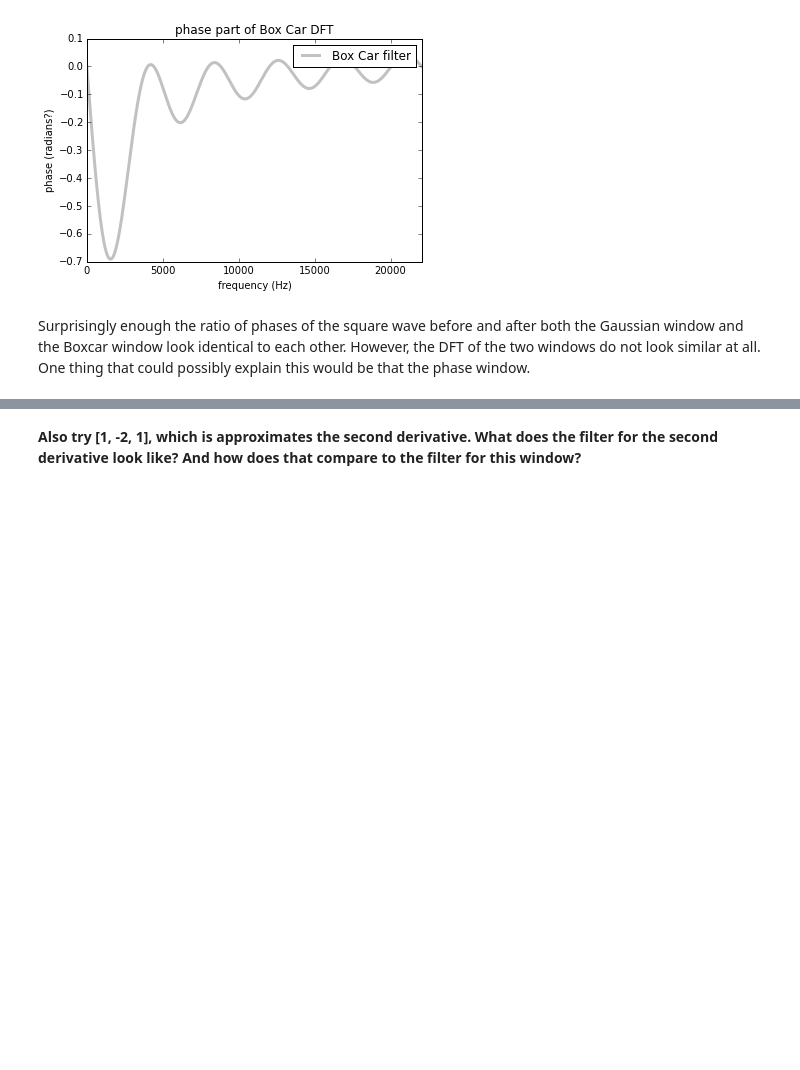
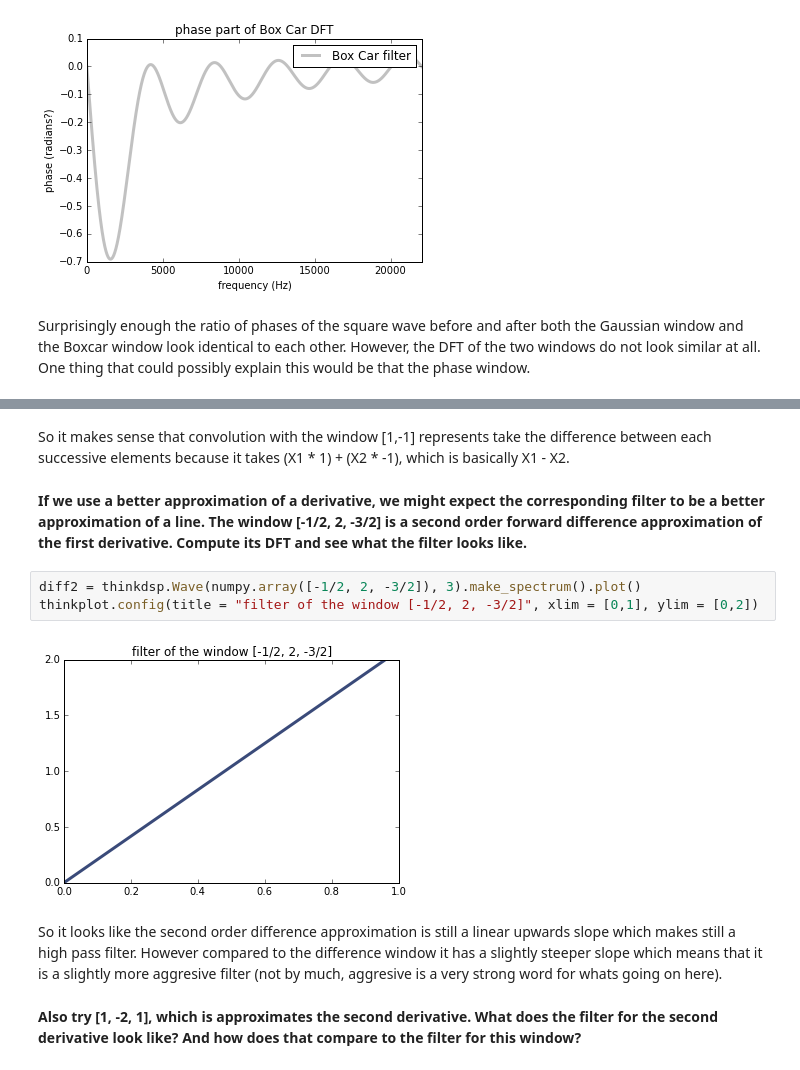
Before and after one commit to JiayingWei/ThinkDSP, a Jupyter notebook: code/ps05.ipynb, the cells around one changed output, grey strips where cells are left out. Saved outputs shown, nothing was run; the diff lists cells and outputs as text; blank space fills up the shorter version.

```diff
--- a/code/ps05.ipynb
+++ b/code/ps05.ipynb
@@ -165,2 +168,13 @@ window is an increasing function of f, so you can think of diff as a high-pass f
+# %% [markdown]
+So it makes sense that convolution with the window [1,-1] represents take the difference between each successive elements because it takes (X1 \* 1) + (X2 \* -1), which is basically X1 - X2.
+# %% [markdown]
+**If we use a better approximation of a derivative, we might expect the corresponding filter to be a better approximation of a line.  The window [-1/2, 2, -3/2] is a second order forward difference approximation of the first derivative.  Compute its DFT and see what the filter looks like.**
+# %%
+diff2 = thinkdsp.Wave(numpy.array([-1/2, 2, -3/2]), 3).make_spectrum().plot()
+thinkplot.config(title = "filter of the window [-1/2, 2, -3/2]", xlim = [0,1], ylim = [0,2])
+# %% [output]
+[figure, added]
+# %% [markdown]
+So it looks like the second order difference approximation is still a linear upwards slope which makes still a high pass filter. However compared to the difference window it has a slightly steeper slope which means that it is a slightly more aggresive filter (not by much, aggresive is a very strong word for whats going on here).
 # %% [markdown]
 **Also try [1, -2, 1], which is approximates the second derivative.  What does the filter for the second derivative look like?  And how does that compare to the filter for this window?**
```
Also changed, not shown: parts of 26 cells of this notebook, 4 other files.
